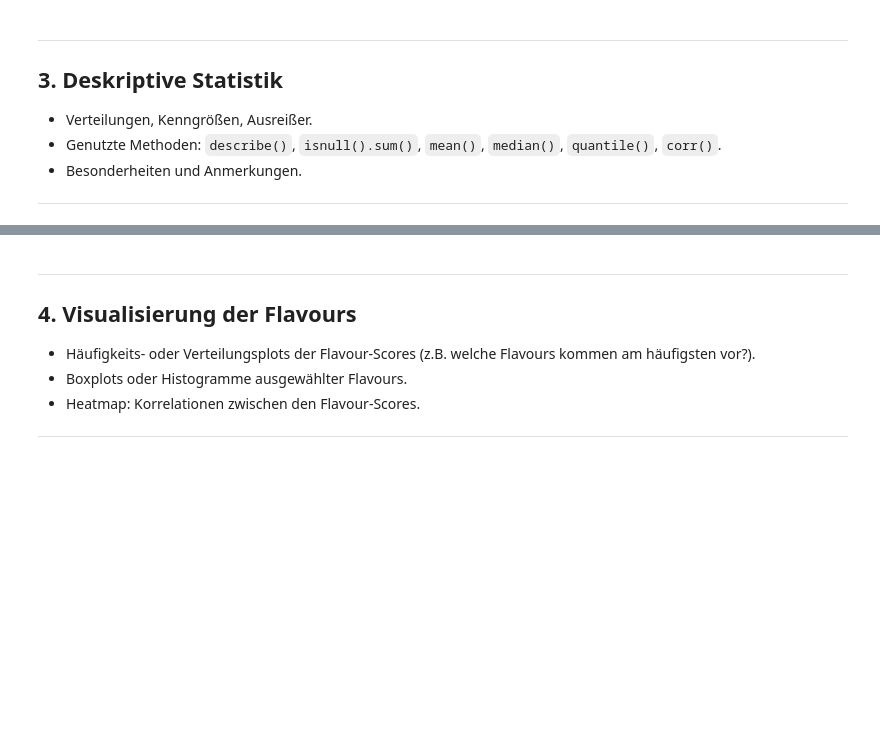
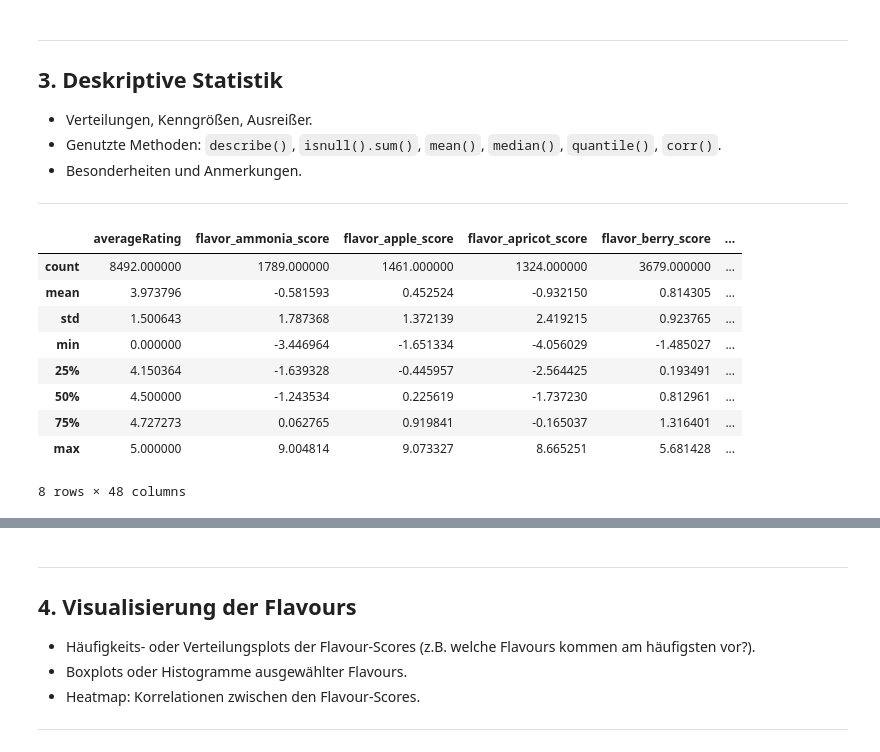
Before and after one commit to systm-spec/Leafly-Strains, a Jupyter notebook: cluster/002_flavours.ipynb, the cells around one changed output, grey strips where cells are left out. Saved outputs shown, nothing was run; the diff lists cells and outputs as text; code cells hidden in the pictures; blank space fills up the shorter version.

```diff
--- a/cluster/002_flavours.ipynb
+++ b/cluster/002_flavours.ipynb
@@ -65,3 +85,16 @@ df_flavors.head()
 - Besonderheiten und Anmerkungen.
 
 ---
+# %%
+df_flavors.describe()
+# %% [output]
+|  | averageRating | flavor_ammonia_score | flavor_apple_score | flavor_apricot_score | flavor_berry_score | ... |
+| count | 8492.000000 | 1789.000000 | 1461.000000 | 1324.000000 | 3679.000000 | ... |
+| mean | 3.973796 | -0.581593 | 0.452524 | -0.932150 | 0.814305 | ... |
+| std | 1.500643 | 1.787368 | 1.372139 | 2.419215 | 0.923765 | ... |
+| min | 0.000000 | -3.446964 | -1.651334 | -4.056029 | -1.485027 | ... |
+| 25% | 4.150364 | -1.639328 | -0.445957 | -2.564425 | 0.193491 | ... |
+| 50% | 4.500000 | -1.243534 | 0.225619 | -1.737230 | 0.812961 | ... |
+| 75% | 4.727273 | 0.062765 | 0.919841 | -0.165037 | 1.316401 | ... |
+| max | 5.000000 | 9.004814 | 9.073327 | 8.665251 | 5.681428 | ... |
+8 rows × 48 columns
```
Also changed, not shown: parts of 6 cells of this notebook, 1 other file.
